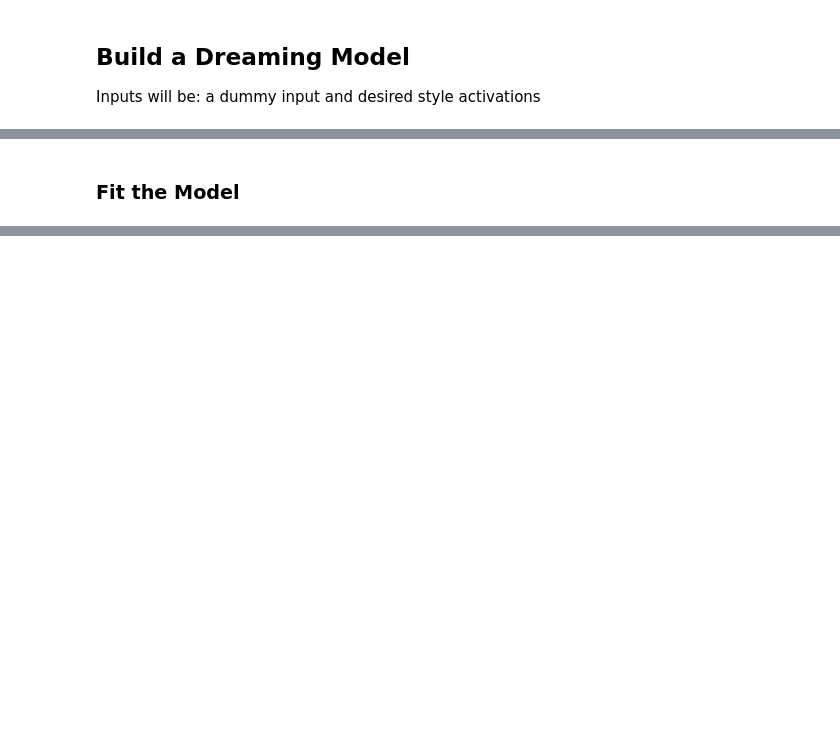
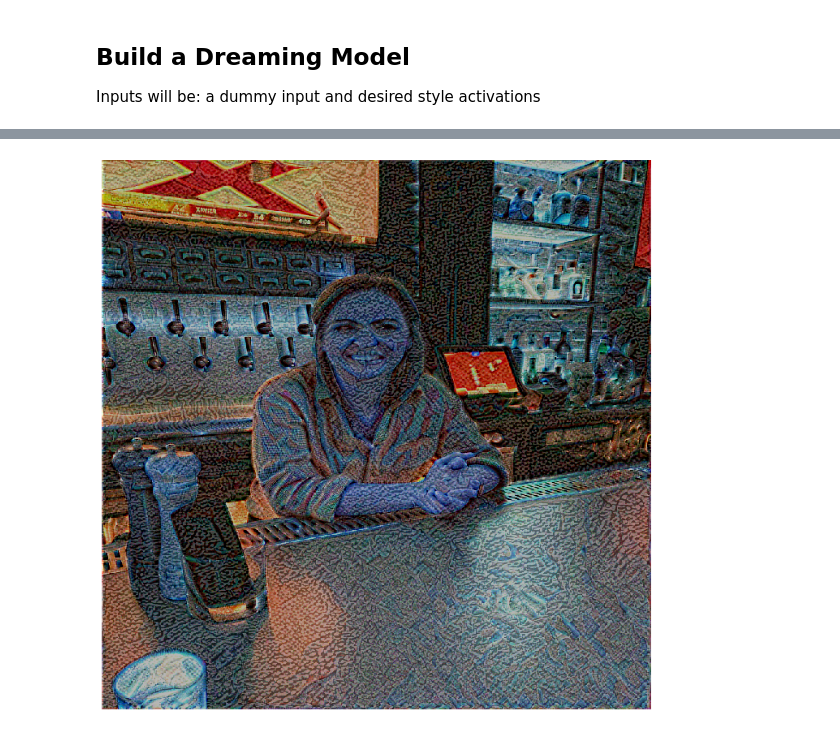
Before and after one commit to rcharan/art-dream, a Jupyter notebook: dreaming/dream-transfer.ipynb, the cells around one changed output, grey strips where cells are left out. Cells and saved outputs as stored; diff of their text form; code cells hidden in the pictures; blank space fills up the shorter version.

```diff
--- a/dreaming/dream-transfer.ipynb
+++ b/dreaming/dream-transfer.ipynb
@@ -105,16 +105,16 @@ class RemainImage(Constraint):
         return (self.rate       * tf.clip_by_value(kernel, -150, 150) +
                 (1 - self.rate) * kernel)
 # %%
-style_content_weighting = 0.01
+style_content_weighting = 100.
 
 style_layer_weighting   = tf.constant(1/len(style_outputs) * style_content_weighting * (1/4))
 
-input_       = Input(shape = (), batch_size = 1)
+input_       = Input(shape = (), batch_size = 1, name = 'dummy_input')
 image_layer  = Source((1, width, height, 3), name = 'image', kernel_constraint = RemainImage(0.9))
 signal       = image_layer(input_)
 
 output_layers = {
-    'dense_2'            : 1.0,
+#     'dense_2'            : 1.0,
     'block4_conv1'       : 0.1,
     'block5_conv1'       : 0.1,
 }
@@ -127,6 +127,7 @@ if 'dense_1' in output_layers:
     output_layers['fc1'] = output_layers['dense_1']
 
 output_count = 0
+style_input_count  = 0
 outputs = []
 inputs  = [input_]
 def get_summary_function(weight):
@@ -147,6 +148,7 @@ resize_layer      = Lambda(lambda tensor : tf.image.resize(tensor, (7,7), method
 base_model_layers.insert(flatten_index, resize_layer)
 
 for layer in base_model_layers:
+    layer.trainable = False
     if isinstance(layer, InputLayer):
         continue
     elif isinstance(layer, Dropout):
@@ -157,8 +159,9 @@ for layer in base_model_layers:
         # Top layer requires different activations
         top_config = layer.get_config()
         top_config['activation'] = 'elu'
+        layer     = layer.from_config(top_config)
         top_layer = layer
-        layer     = layer.from_config(top_config)
+
 
     signal = layer(signal)
 
@@ -173,12 +176,15 @@ for layer in base_model_layers:
             total_activation = summarizer_layer(signal)
         outputs.append(total_activation)
 
+
     if layer.name in style_layers:
         output_count += 1
         gram_matrix = Lambda(gram_matrix, name = f'gram_{layer.name}')
         gram_signal = gram_matrix(signal)
         batch_input_shape = gram_signal.shape
-        input_     = Input(shape = batch_input_shape[1:], batch_size=batch_input_shape[0])
+        input_     = Input(shape = batch_input_shape[1:], batch_size=batch_input_shape[0],
+                           name = f'arr_{style_input_count}')
+        style_input_count += 1
         inputs.append(input_)
         difference = Subtract()([input_, gram_signal])
         square     = Lambda(tf.square, name = f'square_{output_count}')(difference)
@@ -235,2 +210,0 @@ def extract_style_and_content(style_image, content_image, extract_model, num_sty
-# %% [markdown]
-### Fit the Model
@@ -256,0 +211,26 @@ show_image(img)
+# %%
+# Load the Style and set up the dataset
+
+style_path   = './style-activations/Pablo Picasso.npz'
+
+with np.load(style_path, allow_pickle = False) as style_data:
+    style_inputs = [tf.convert_to_tensor(value) for value in style_data.values()]
+style_data.close()
+
+inputs = [dummy] + style_inputs
+ds = tf.data.Dataset.from_tensor_slices((tuple(inputs), dummy))
+ds = ds.batch(1)
+ds = ds.cache()
+
+image_layer = model.get_layer('image')
+image_layer.set_weights([image.numpy()])
+
+# Poor man's learning rate scheduler; for tuning
+adam = tf.optimizers.Adam(learning_rate = 20.0)
+model.compile(optimizer = adam, loss = precomputed_loss)
+
+history = model.fit(ds, epochs = 5)
+
+img = get_image_from_model(model)
+show_image(img)
+# %% [output]
@@ -256,0 +247 @@ show_image(img)
+[figure, added]
```
Also changed, not shown: parts of 15 cells of this notebook.
